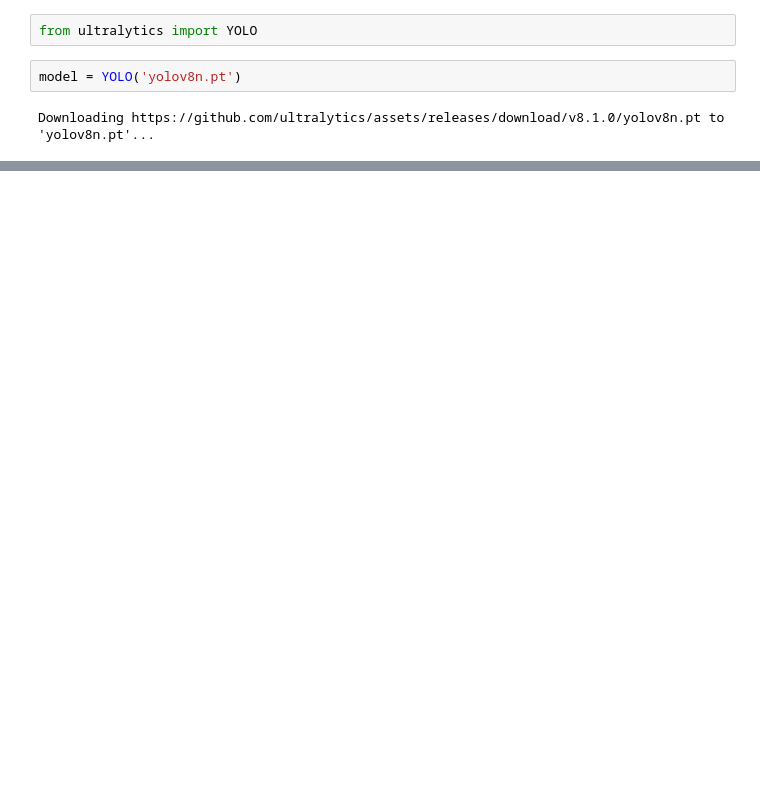
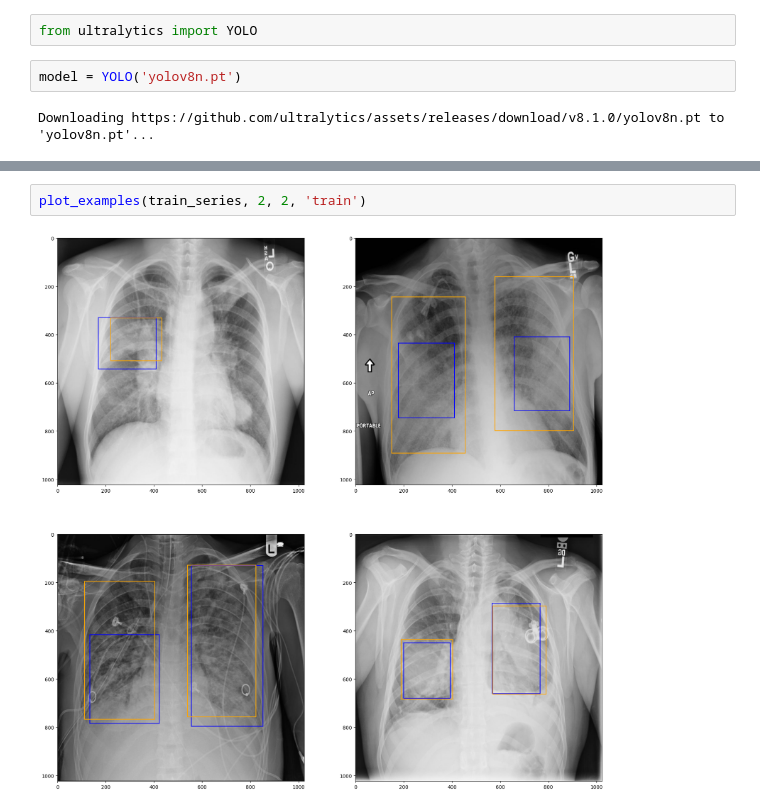
Before and after one commit to nastyabekesheva/RSNA-PneumoniaDetectionChallenge, a Jupyter notebook: yolo8.ipynb, the cells around one changed output, grey strips where cells are left out. Cells and saved outputs as stored; diff of their text form; blank space fills up the shorter version.

```diff
--- a/yolo8.ipynb
+++ b/yolo8.ipynb
@@ -274,0 +279,4 @@ for h in range(rows):
+# %%
+plot_examples(train_series, 2, 2, 'train')
+# %% [output]
+[figure, added]
```
Also changed, not shown: parts of 8 cells of this notebook.
